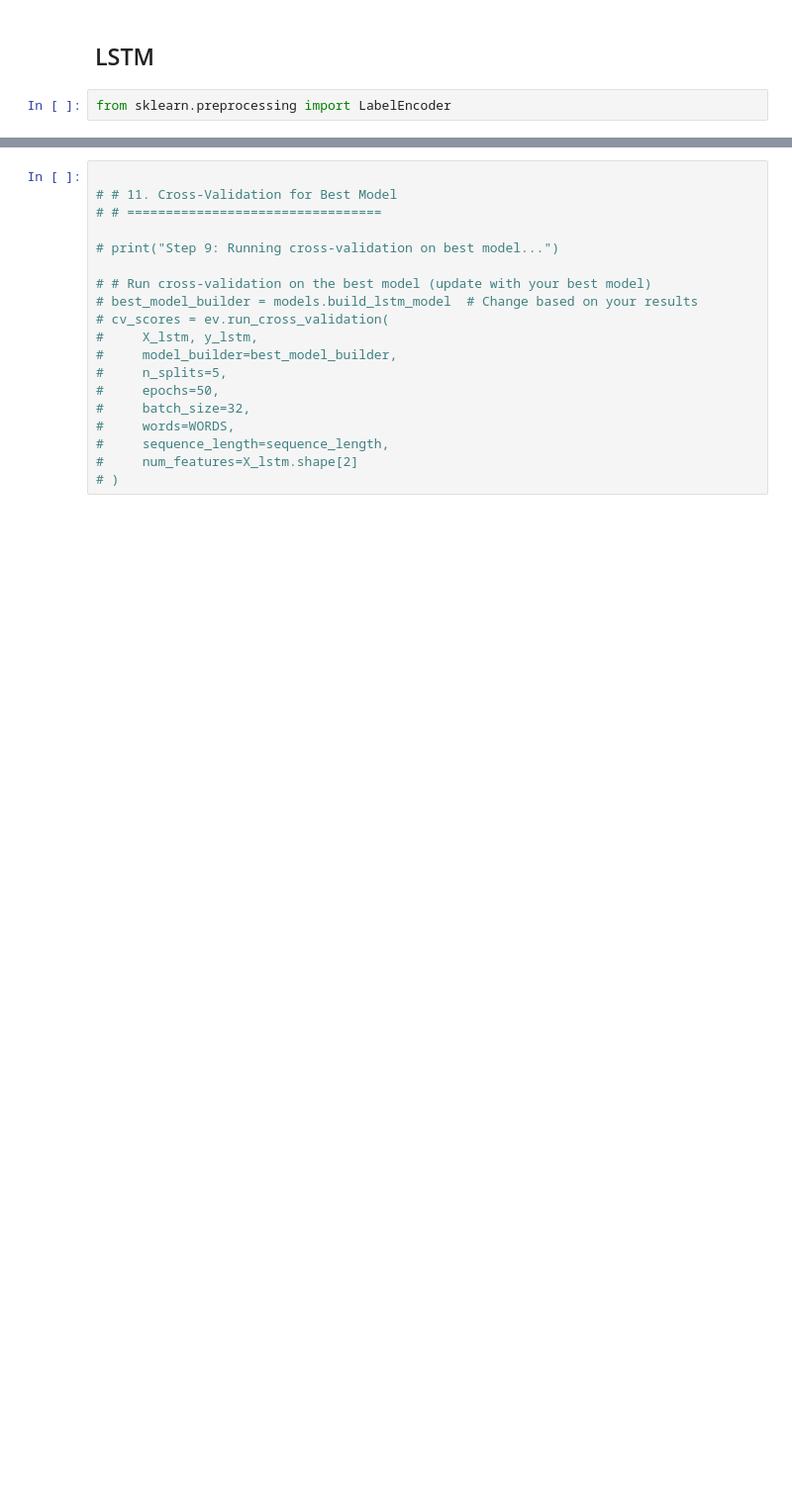
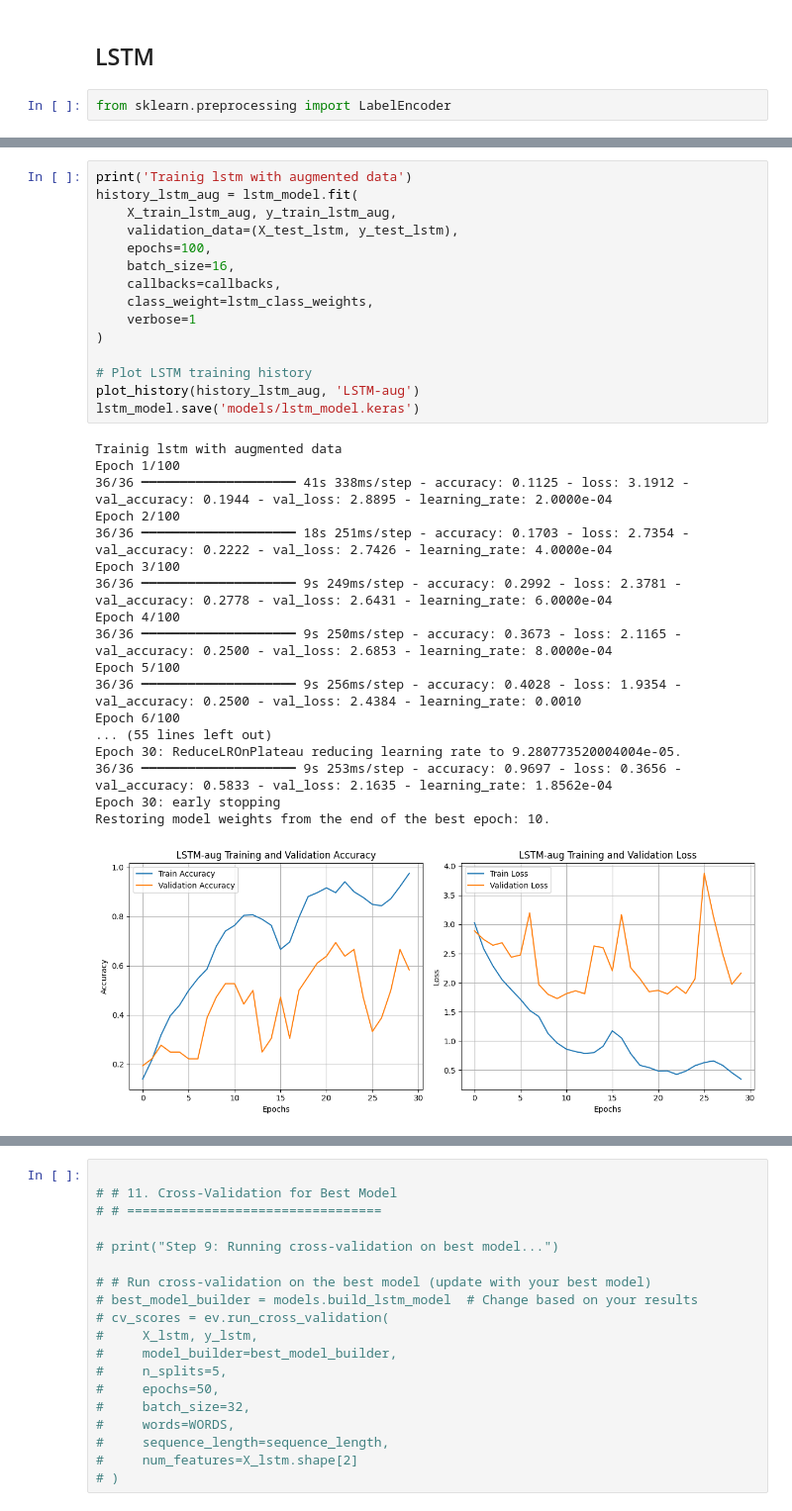
Before and after one commit to jayantkathuria7/real-time-sign-language-recognition, a Jupyter notebook: main.ipynb, the cells around one changed output, grey strips where cells are left out. Shown at 99% size. Cells and saved outputs as stored; diff of their text form; blank space fills up the shorter version.

```diff
--- a/main.ipynb
+++ b/main.ipynb
@@ -468,0 +470,34 @@ Restoring model weights from the end of the best epoch: 31.
+# %%
+print('Trainig lstm with augmented data')
+history_lstm_aug = lstm_model.fit(
+    X_train_lstm_aug, y_train_lstm_aug,
+    validation_data=(X_test_lstm, y_test_lstm),
+    epochs=100,
+    batch_size=16,
+    callbacks=callbacks,
+    class_weight=lstm_class_weights,
+    verbose=1
+)
+
+# Plot LSTM training history
+plot_history(history_lstm_aug, 'LSTM-aug')
+lstm_model.save('models/lstm_model.keras')
+# %% [output]
+Trainig lstm with augmented data
+Epoch 1/100
+36/36 ━━━━━━━━━━━━━━━━━━━━ 41s 338ms/step - accuracy: 0.1125 - loss: 3.1912 - val_accuracy: 0.1944 - val_loss: 2.8895 - learning_rate: 2.0000e-04
+Epoch 2/100
+36/36 ━━━━━━━━━━━━━━━━━━━━ 18s 251ms/step - accuracy: 0.1703 - loss: 2.7354 - val_accuracy: 0.2222 - val_loss: 2.7426 - learning_rate: 4.0000e-04
+Epoch 3/100
+36/36 ━━━━━━━━━━━━━━━━━━━━ 9s 249ms/step - accuracy: 0.2992 - loss: 2.3781 - val_accuracy: 0.2778 - val_loss: 2.6431 - learning_rate: 6.0000e-04
+Epoch 4/100
+36/36 ━━━━━━━━━━━━━━━━━━━━ 9s 250ms/step - accuracy: 0.3673 - loss: 2.1165 - val_accuracy: 0.2500 - val_loss: 2.6853 - learning_rate: 8.0000e-04
+Epoch 5/100
+36/36 ━━━━━━━━━━━━━━━━━━━━ 9s 256ms/step - accuracy: 0.4028 - loss: 1.9354 - val_accuracy: 0.2500 - val_loss: 2.4384 - learning_rate: 0.0010
+Epoch 6/100
+... (55 lines left out)
+Epoch 30: ReduceLROnPlateau reducing learning rate to 9.280773520004004e-05.
+36/36 ━━━━━━━━━━━━━━━━━━━━ 9s 253ms/step - accuracy: 0.9697 - loss: 0.3656 - val_accuracy: 0.5833 - val_loss: 2.1635 - learning_rate: 1.8562e-04
+Epoch 30: early stopping
+Restoring model weights from the end of the best epoch: 10.
+[figure, added]
```
Also changed, not shown: parts of 20 cells of this notebook, 20 other files.
